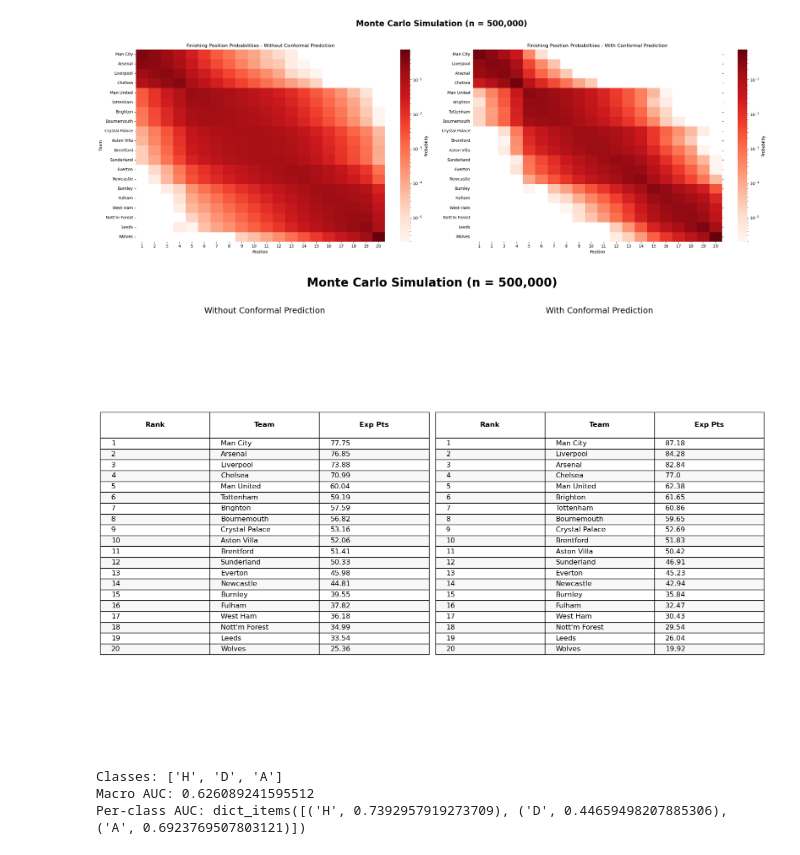
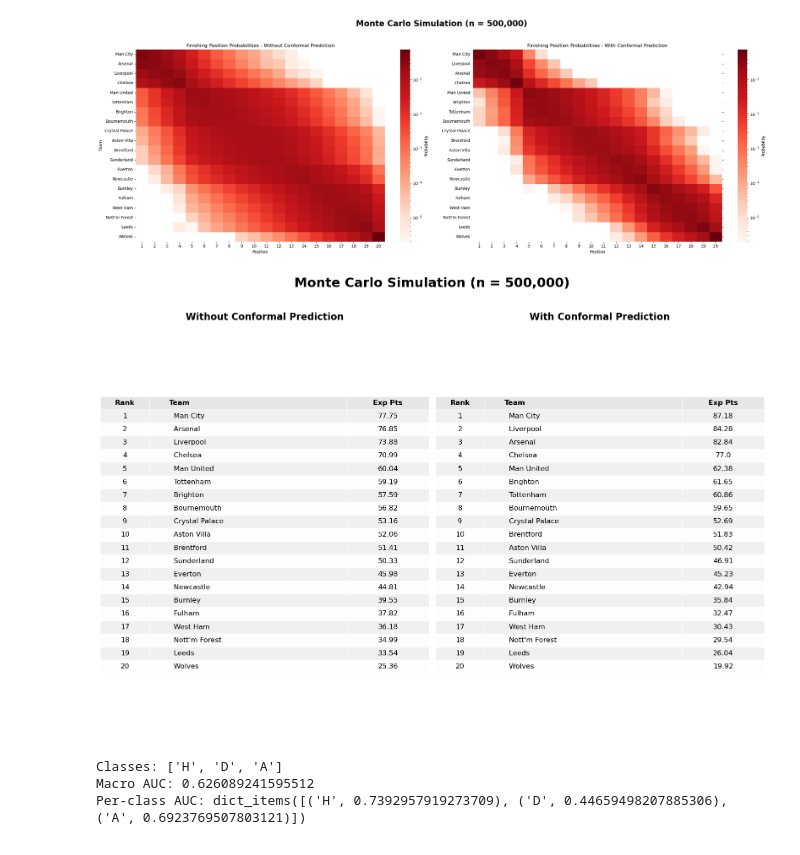
Before and after one commit to WillTrevarthen/prem-predictions, a Jupyter notebook: EDA.ipynb, the cells around one changed output. Saved outputs shown, nothing was run; the diff lists cells and outputs as text; code cells hidden in the pictures.

```diff
--- a/EDA.ipynb
+++ b/EDA.ipynb
@@ -424,6 +424,9 @@ plt.tight_layout(); plt.show()
 # %%
 import pandas as pd
 import matplotlib.pyplot as plt
+import numpy as np
+
+
 
 # --- Prepare league table dataframes ---
 def make_table(df, points_col='expected_points'):
@@ -442,54 +445,73 @@ fig, axes = plt.subplots(1, 2, figsize=(16, 12))
 for ax in axes:
     ax.axis('off')
 
-# Helper to draw a nice table
+# Helper to draw a prettier table
 def draw_table(ax, table_df, title):
+    """Draws a styled table in a matplotlib axes."""
+    # --- Define Colors ---
+    HEADER_COLOR = '#e6e6e6'
+    ROW_COLORS = ['#fdfdfd', '#f0f0f0'] # For zebra striping
+    EDGE_COLOR = 'w' # Almost invisible borders
+
     # Convert to lists for matplotlib.table
     cell_text = table_df.values.tolist()
     col_labels = table_df.columns.tolist()
 
     # Draw the table
     the_table = ax.table(
         cellText=cell_text,
         colLabels=col_labels,
         cellLoc='left',
         loc='center'
     )
 
-    # Styling
+    # --- Styling ---
     the_table.auto_set_font_size(False)
     the_table.set_fontsize(12)
-    the_table.scale(1, 1.4)
+    the_table.scale(1, 1.8) # Increase row height
 
-    # Make columns a bit wider for team names
-    # (col 0=Rank, 1=Team, 2=Exp Pts)
+    # Adjust column widths
+    col_widths = [0.15, 0.6, 0.25] # [Rank, Team, Exp Pts]
+    for i, width in enumerate(col_widths):
+        the_table.get_celld()[(0, i)].set_width(width)
+        for row in range(1, len(table_df) + 1):
+             the_table.get_celld()[(row, i)].set_width(width)
+
+
     for (row, col), cell in the_table.get_celld().items():
+        cell.set_edgecolor(EDGE_COLOR)
         # Header row
         if row == 0:
             cell.set_text_props(weight='bold')
-            cell.set_height(0.06)
+            cell.set_facecolor(HEADER_COLOR)
+        # Data rows
         else:
-            # Zebra striping
-            if row % 2 == 0:
-                cell.set_facecolor('#f7f7f7')
-        # Align columns
-        if col == 0 or col == 2:
-            cell._loc = 'center'   # center Rank & Exp Pts
-        else:
-            cell._loc = 'left'     # left-align Team
+            cell.set_facecolor(ROW_COLORS[row % 2])
 
-    ax.set_title(title, fontsize=14, pad=10)
+        # Align columns and add padding
+        if col == 0 or col == 2: # Center Rank & Exp Pts
+            cell.set_text_props(ha='center')
+        else: # Left-align Team
+            cell.set_text_props(ha='left')
+            # Add padding by prepending spaces for backward compatibility
+            if row > 0: # Don't pad the header
+                cell_text = cell.get_text().get_text()
+                cell.get_text().set_text(f'  {cell_text}')
+
+
+    ax.set_title(title, fontsize=16, pad=20, fontweight='bold')
 
 draw_table(axes[0], tbl1, "Without Conformal Prediction")
 draw_table(axes[1], tbl2, "With Conformal Prediction")
 
 # Big shared title
-fig.suptitle("Monte Carlo Simulation (n = 500,000)", fontsize=20, fontweight='bold', y=0.94)
+fig.suptitle("Monte Carlo Simulation (n = 500,000)", fontsize=22, fontweight='bold', y=0.92)
 
-plt.tight_layout(rect=[0, 0, 1, 0.93])
+# Adjust layout to prevent titles from overlapping
+plt.tight_layout(rect=[0, 0, 1, 0.9])
 plt.show()
 # %% [output]
-[figure, old version]
+[figure, new version]
 # %%
 import pickle
 
```
